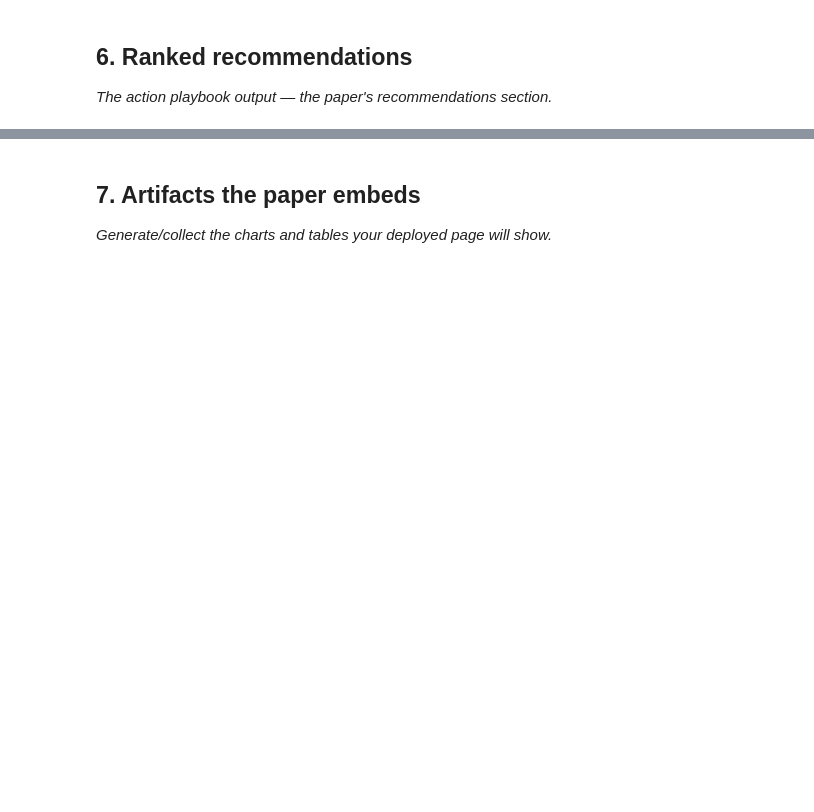
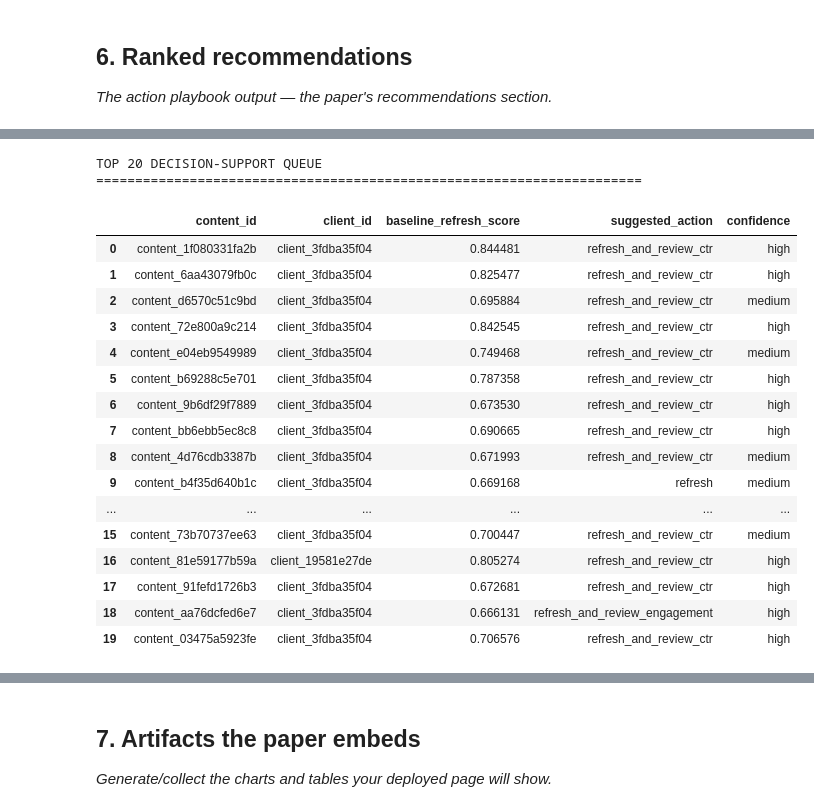
Before and after one commit to saisathwik2703/flyrank-ml-internship-starter, a Jupyter notebook: work/notebooks/capstone.ipynb, the cells around one changed output, grey strips where cells are left out. Drawn from its saved outputs; the diff is of its cells as text; code cells hidden in the pictures; blank space fills up the shorter version.

```diff
--- a/work/notebooks/capstone.ipynb
+++ b/work/notebooks/capstone.ipynb
@@ -32,0 +1901,55 @@ This skeleton is yours to fill. Work the sections **in order** — each one has
+# %%
+# ============================================================
+# TOP RECOMMENDATIONS WITH AVAILABLE DECISION FIELDS
+# ============================================================
+
+# Select useful columns without assuming every column exists.
+
+preferred_columns = [
+    "content_id",
+    "client_id",
+    "final_score",
+    "model_probability",
+    "baseline_refresh_score",
+    "suggested_action",
+    "reason_codes",
+    "confidence"
+]
+
+available_columns = [
+    column for column in preferred_columns
+    if column in queue_df.columns
+]
+
+if available_columns:
+    print("TOP 20 DECISION-SUPPORT QUEUE")
+    print("=" * 70)
+
+    display(
+        queue_df[
+            available_columns
+        ].head(20)
+    )
+else:
+    print("Available queue columns:")
+    print(list(queue_df.columns))
+# %% [output]
+TOP 20 DECISION-SUPPORT QUEUE
+======================================================================
+|  | content_id | client_id | baseline_refresh_score | suggested_action | confidence |
+| 0 | content_1f080331fa2b | client_3fdba35f04 | 0.844481 | refresh_and_review_ctr | high |
+| 1 | content_6aa43079fb0c | client_3fdba35f04 | 0.825477 | refresh_and_review_ctr | high |
+| 2 | content_d6570c51c9bd | client_3fdba35f04 | 0.695884 | refresh_and_review_ctr | medium |
+| 3 | content_72e800a9c214 | client_3fdba35f04 | 0.842545 | refresh_and_review_ctr | high |
+| 4 | content_e04eb9549989 | client_3fdba35f04 | 0.749468 | refresh_and_review_ctr | medium |
+| 5 | content_b69288c5e701 | client_3fdba35f04 | 0.787358 | refresh_and_review_ctr | high |
+| 6 | content_9b6df29f7889 | client_3fdba35f04 | 0.673530 | refresh_and_review_ctr | high |
+| 7 | content_bb6ebb5ec8c8 | client_3fdba35f04 | 0.690665 | refresh_and_review_ctr | high |
+| 8 | content_4d76cdb3387b | client_3fdba35f04 | 0.671993 | refresh_and_review_ctr | medium |
+| 9 | content_b4f35d640b1c | client_3fdba35f04 | 0.669168 | refresh | medium |
+| ... | ... | ... | ... | ... | ... |
+| 15 | content_73b70737ee63 | client_3fdba35f04 | 0.700447 | refresh_and_review_ctr | medium |
+| 16 | content_81e59177b59a | client_19581e27de | 0.805274 | refresh_and_review_ctr | high |
+| 17 | content_91fefd1726b3 | client_3fdba35f04 | 0.672681 | refresh_and_review_ctr | high |
+| 18 | content_aa76dcfed6e7 | client_3fdba35f04 | 0.666131 | refresh_and_review_engagement | high |
+| 19 | content_03475a5923fe | client_3fdba35f04 | 0.706576 | refresh_and_review_ctr | high |
```
Also changed, not shown: parts of 27 cells of this notebook.
